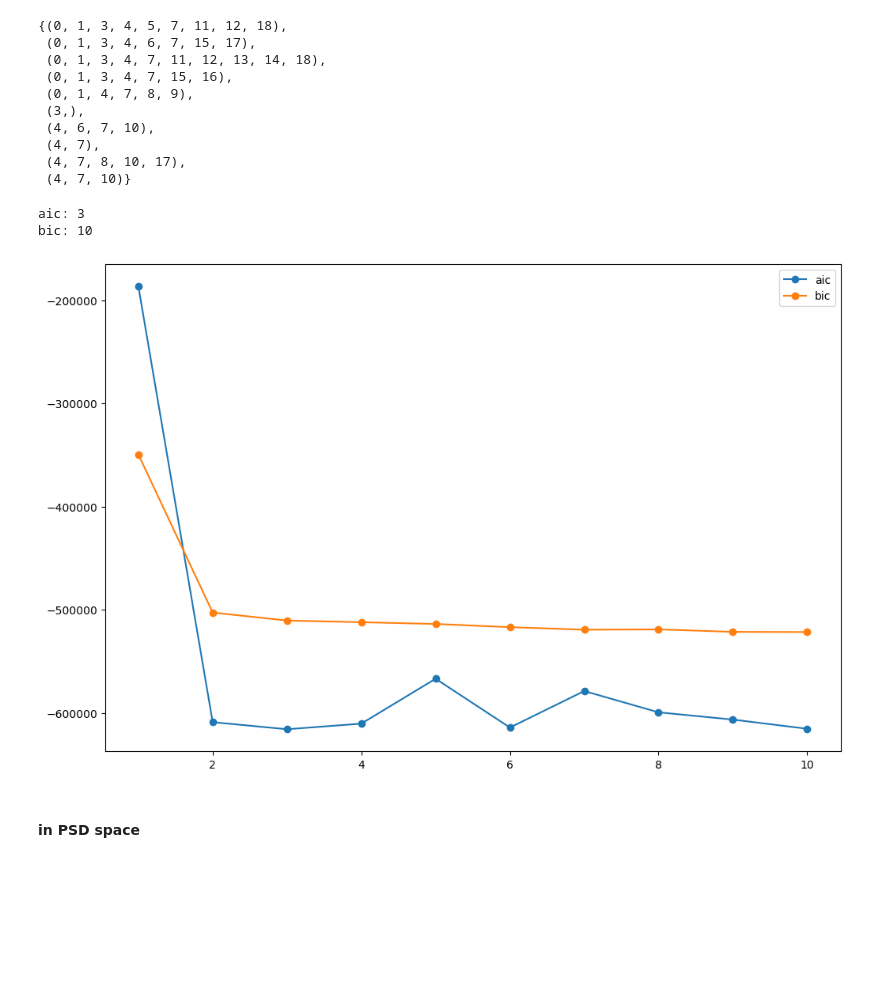
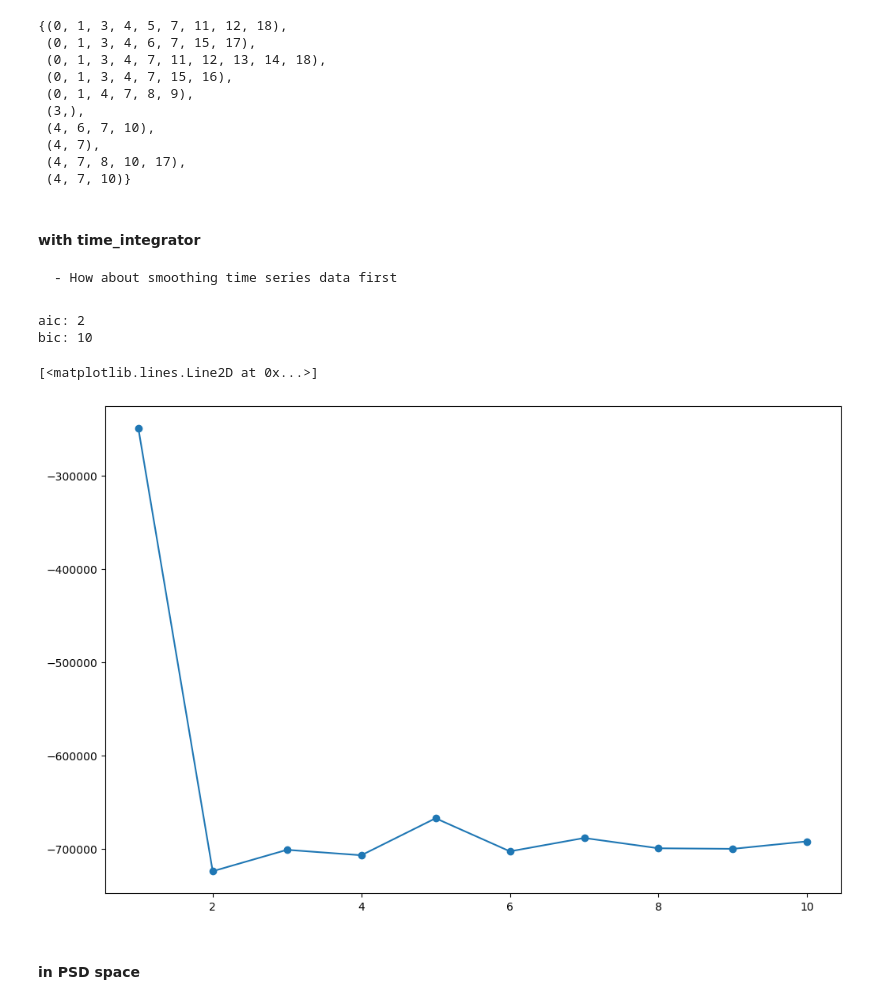
Before and after one commit to Pongpisit-Thanasutives/parametric-discovery, a Jupyter notebook: Parametric_Burgers-DEV2.ipynb, the cells around one changed output. Drawn from its saved outputs; the diff is of its cells as text; code cells hidden in the pictures; blank space fills up the shorter version.

```diff
--- a/Parametric_Burgers-DEV2.ipynb
+++ b/Parametric_Burgers-DEV2.ipynb
@@ -259,37 +261,46 @@ lam: 0.0002475871855954709
  (4, 7),
  (4, 7, 8, 10, 17),
  (4, 7, 10)}
+# %% [markdown]
+#### with time_integrator
+    - How about smoothing time series data first
 # %%
+time_integrator = lambda _: _
+time_integrator = partial(trapz, axis=0)
+# psd = lambda _: np.expand_dims(power_spectral_density(_[:, :, 0]), -1)
+psd = partial(power_spectral_density, axis=1)
+time_integrator = compose(time_integrator, psd)
 ic_scores = {}
 for indices in candidates:
     est_xi = np.zeros((Theta_grouped[0].shape[-1], len(Ut_grouped)))
     for j in range(len(Theta_grouped)):
         est_xi[indices, j:j+1] = np.linalg.lstsq(Theta_grouped[j][:, indices], Ut_grouped[j], rcond=None)[0]
 
     # aic = PDE_FIND_Loss(Theta_grouped, Ut_grouped, est_xi)
-
     Ut_grouped_est = estimate_Ut_grouped_est(Theta_grouped, est_xi)
-    rss = rss_group(Ut_grouped_est, Ut_grouped, partial(trapz, axis=0))
+    rss = rss_group(Ut_grouped_est, Ut_grouped, time_integrator)
     N = np.prod(Ut_grouped.shape); k = len(np.where(np.linalg.norm(est_xi, axis=-1)>0)[0])
     aic = N*np.log(rss/N+1e-5) + 2*k+(2*k**2+2*k)/(N-k-1)
 
     bic = BIC_Loss(Theta_grouped, Ut_grouped, est_xi)
+
     if len(indices) not in ic_scores: ic_scores[len(indices)] = (aic, bic, indices)
     elif aic < ic_scores[len(indices)][0]: ic_scores[len(indices)] = (aic, bic, indices)
 
 com_ics = sorted([(len(e[2]), e[0], e[1]) for e in list(ic_scores.values())])
 complexities = [e[0] for e in com_ics]
 aics = [e[1] for e in com_ics]
 bics = [e[2] for e in com_ics]
 
 print("aic:", complexities[np.argmin(aics)])
 print("bic:", complexities[np.argmin(bics)])
 plt.plot(complexities, aics, '-o', label='aic')
-plt.plot(complexities, bics, '-o', label='bic'); plt.legend(); plt.show()
+# plt.plot(complexities, bics, '-o', label='bic'); plt.legend(); plt.show()
 # %% [output]
-aic: 3
+aic: 2
 bic: 10
+[<matplotlib.lines.Line2D at 0x...>]
-[figure, old version]
+[figure, new version]
 # %%
 best_subsets = {}
 for indices in candidates:
```
Also changed, not shown: parts of 5 cells of this notebook, 3 other files.
